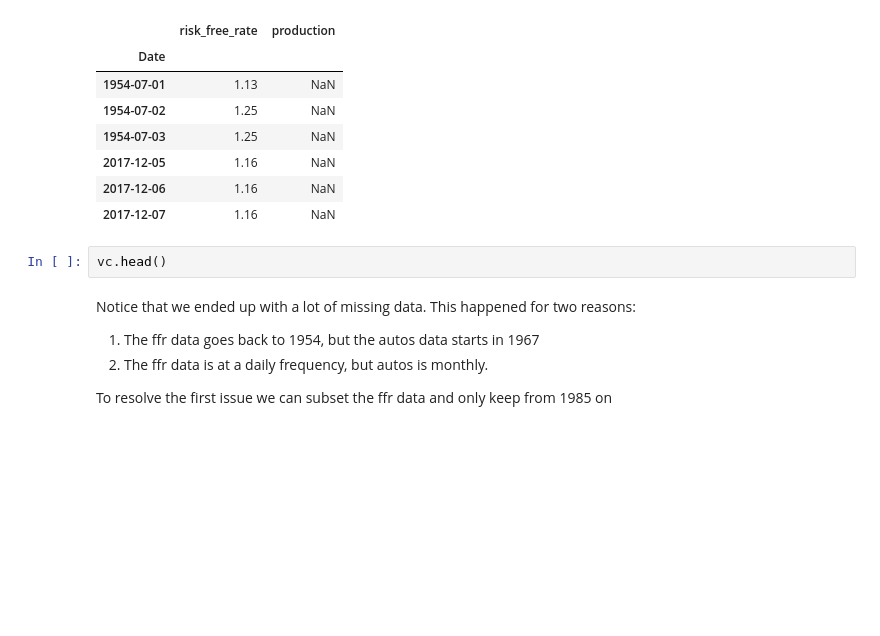
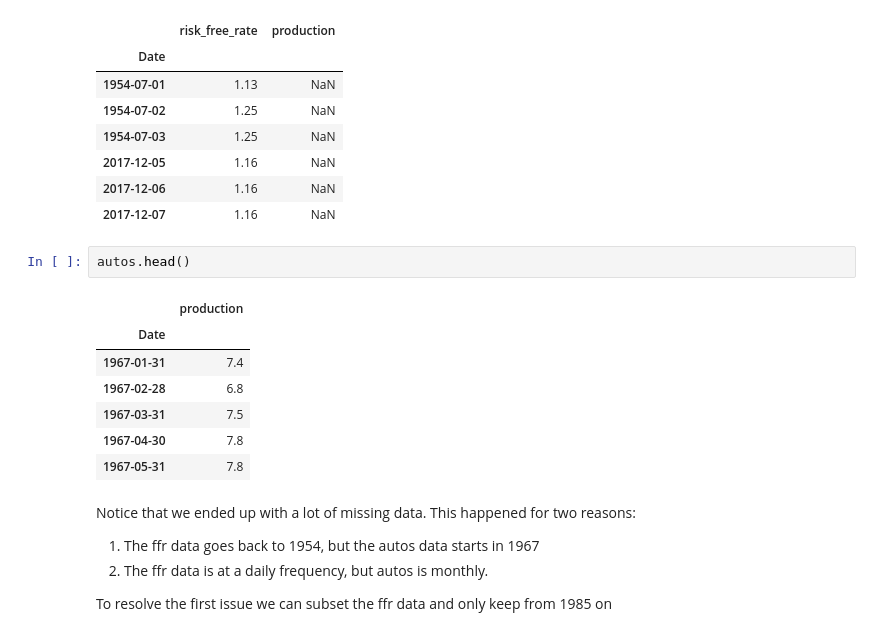
Before and after one commit to mwaugh0328/Data_Bootcamp_Fall_2017, a Jupyter notebook: data_bootcamp_1211/bootcamp_timeseries.ipynb, the cells around one changed output. Cells and saved outputs as stored; diff of their text form; blank space fills up the shorter version.

```diff
--- a/data_bootcamp_1211/bootcamp_timeseries.ipynb
+++ b/data_bootcamp_1211/bootcamp_timeseries.ipynb
@@ -566,7 +601,15 @@ index dtype:  datetime64[ns]
 | 2017-12-06 | 1.16 | NaN |
 | 2017-12-07 | 1.16 | NaN |
 # %%
-vc.head()
+autos.head()
+# %% [output]
+|  | production |
+| Date |  |
+| 1967-01-31 | 7.4 |
+| 1967-02-28 | 6.8 |
+| 1967-03-31 | 7.5 |
+| 1967-04-30 | 7.8 |
+| 1967-05-31 | 7.8 |
 # %% [markdown]
 Notice that we ended up with a lot of missing data. This happened for two reasons:
 
```
Also changed, not shown: parts of 32 cells of this notebook.
